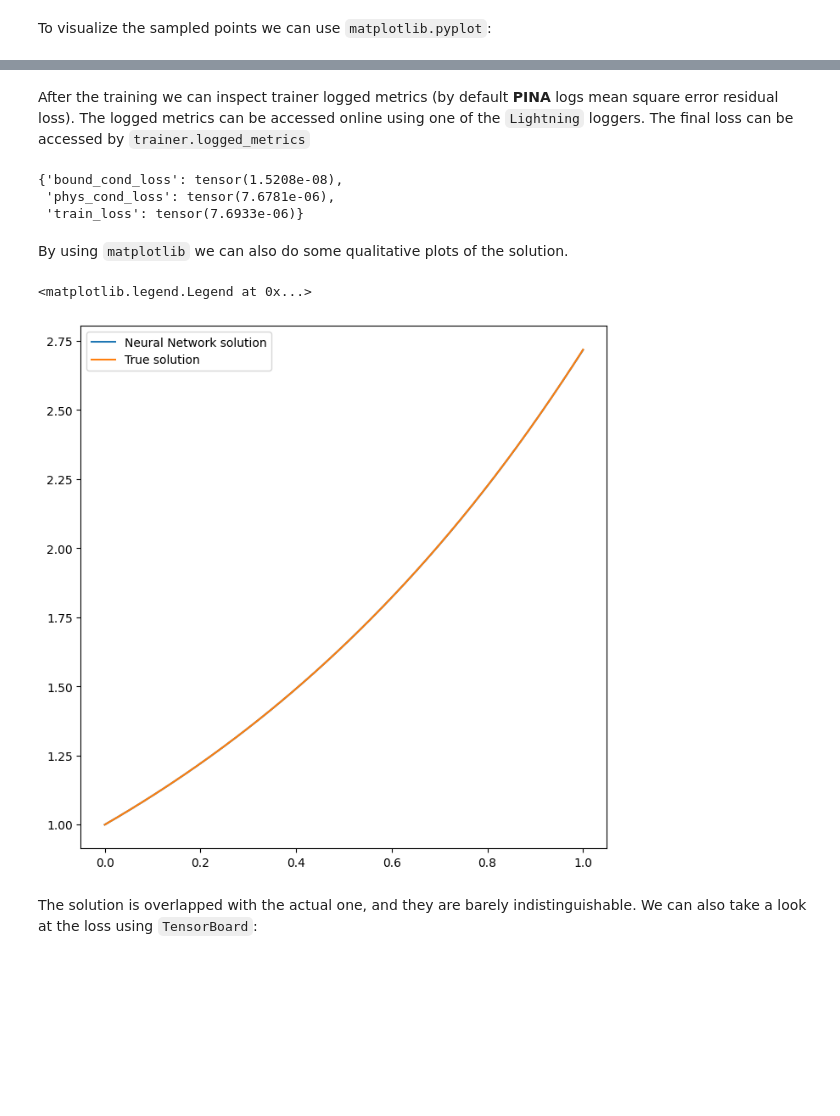
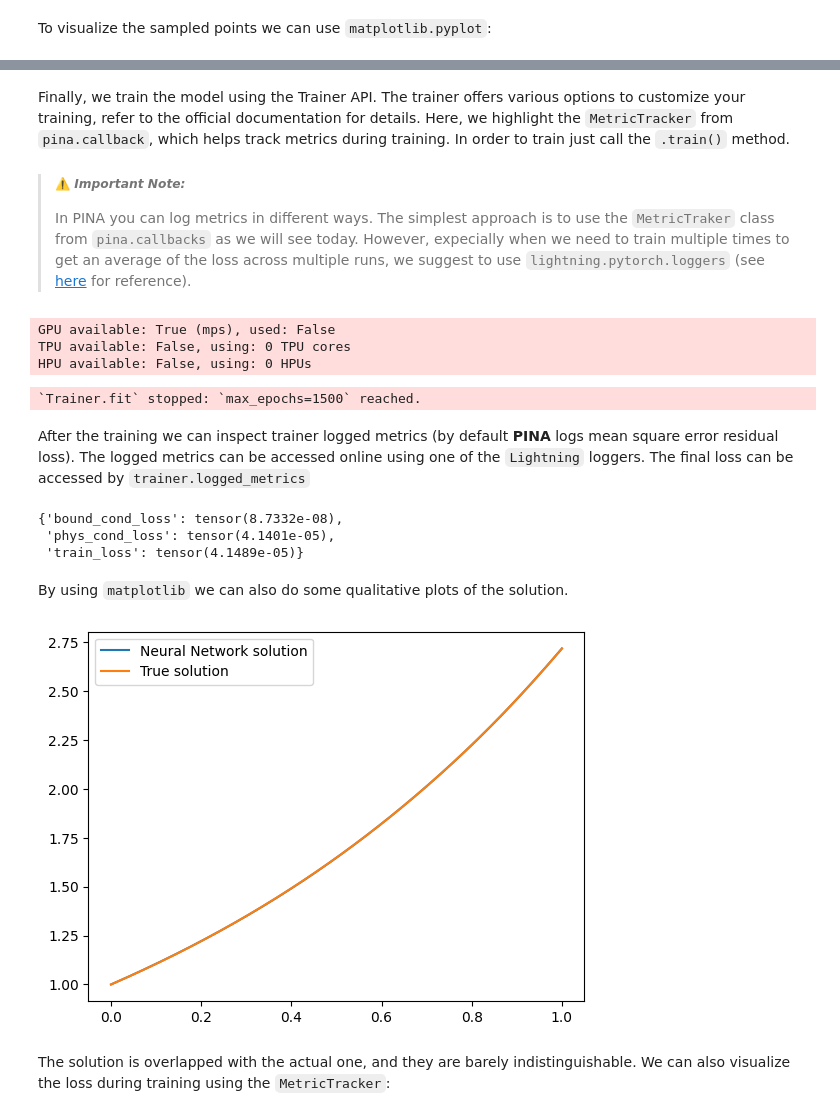
Before and after one commit to mathLab/PINA, a Jupyter notebook: tutorials/tutorial1/tutorial.ipynb, the cells around one changed output, grey strips where cells are left out. Cells and saved outputs as stored; diff of their text form; code cells hidden in the pictures; blank space fills up the shorter version.

```diff
--- a/tutorials/tutorial1/tutorial.ipynb
+++ b/tutorials/tutorial1/tutorial.ipynb
@@ -238,24 +148,53 @@ HPU available: False, using: 0 HPUs
+# %%
+# create the PINN object with RAdam Optimizer, notice that Optimizer need to
+# be wrapped with the pina.optim.TorchOptimizer class
+pinn = PINN(problem, model, TorchOptimizer(torch.optim.RAdam, lr=0.005))
+# %% [markdown]
+Finally, we train the model using the Trainer API. The trainer offers various options to customize your training, refer to the official documentation for details. Here, we highlight the `MetricTracker` from `pina.callback`, which helps track metrics during training. In order to train just call the `.train()` method.
+
+> ##### ⚠️ ***Important Note:***
+> In PINA you can log metrics in different ways. The simplest approach is to use the `MetricTraker` class from `pina.callbacks` as we will see today. However, expecially when we need to train multiple times to get an average of the loss across multiple runs, we suggest to use `lightning.pytorch.loggers` (see [here](https://lightning.ai/docs/pytorch/stable/extensions/logging.html) for reference).
+# %%
+# create the trainer
+trainer = Trainer(
+    solver=pinn,  # The PINN solver to be used for training
+    max_epochs=1500,  # Maximum number of training epochs
+    logger=True,  # Enables logging (default logger is CSVLogger)
+    callbacks=[MetricTracker()],  # Tracks training metrics using MetricTracker
+    accelerator="cpu",  # Specifies the computing device ("cpu", "gpu", ...)
+    train_size=1.0,  # Fraction of the dataset used for training (100%)
+    test_size=0.0,  # Fraction of the dataset used for testing (0%)
+    val_size=0.0,  # Fraction of the dataset used for validation (0%)
+    enable_model_summary=False,  # Disables model summary printing
+)
+
+# train
+trainer.train()
+# %% [output]
+GPU available: True (mps), used: False
+TPU available: False, using: 0 TPU cores
+HPU available: False, using: 0 HPUs
+`Trainer.fit` stopped: `max_epochs=1500` reached.
 # %% [markdown]
 After the training we can inspect trainer logged metrics (by default **PINA** logs mean square error residual loss). The logged metrics can be accessed online using one of the `Lightning` loggers. The final loss can be accessed by `trainer.logged_metrics`
 # %%
 # inspecting final loss
 trainer.logged_metrics
 # %% [output]
-{'bound_cond_loss': tensor(1.5208e-08),
- 'phys_cond_loss': tensor(7.6781e-06),
- 'train_loss': tensor(7.6933e-06)}
+{'bound_cond_loss': tensor(8.7332e-08),
+ 'phys_cond_loss': tensor(4.1401e-05),
+ 'train_loss': tensor(4.1489e-05)}
 # %% [markdown]
 By using `matplotlib` we can also do some qualitative plots of the solution.
 # %%
 pts = pinn.problem.spatial_domain.sample(256, "grid", variables="x")
 predicted_output = pinn.forward(pts).extract("u").tensor.detach()
 true_output = pinn.problem.solution(pts).detach()
-fig, ax = plt.subplots(nrows=1, ncols=1, figsize=(8, 8))
+fig, ax = plt.subplots(nrows=1, ncols=1)
 ax.plot(pts.extract(["x"]), predicted_output, label="Neural Network solution")
 ax.plot(pts.extract(["x"]), true_output, label="True solution")
-plt.legend()
+_=plt.legend()
 # %% [output]
-<matplotlib.legend.Legend at 0x...>
-[figure, old version]
+[figure, new version]
 # %% [markdown]
-The solution is overlapped with the actual one, and they are barely indistinguishable. We can also take a look at the loss using `TensorBoard`:
+The solution is overlapped with the actual one, and they are barely indistinguishable. We can also visualize the loss during training using the `MetricTracker`:
```
Also changed, not shown: parts of 22 cells of this notebook, 44 other files.
